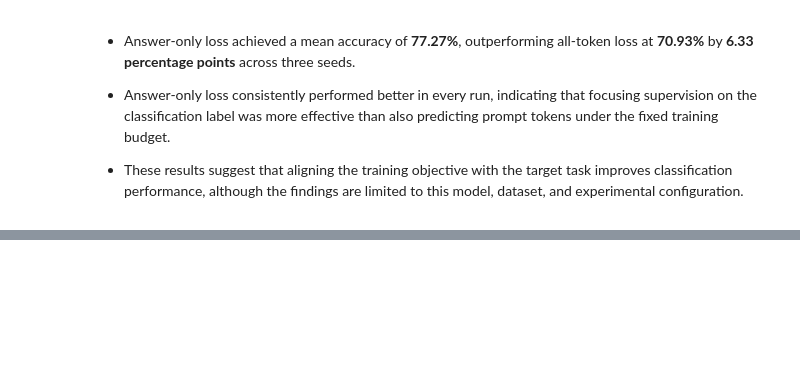
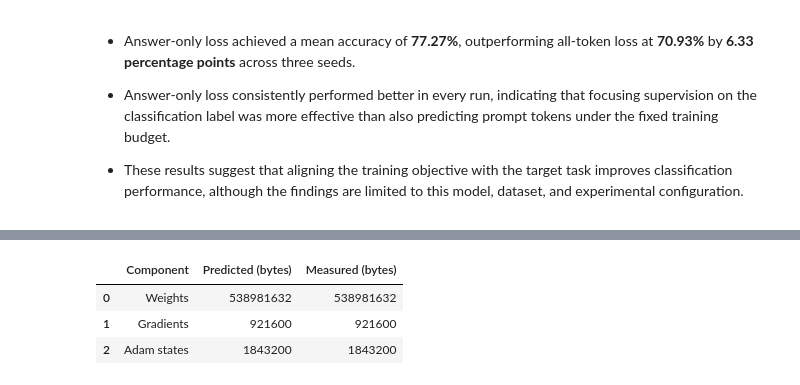
Before and after one commit to dancmartin11/aigc-5500-lab-06-fine-tune-with-lora, a Jupyter notebook: daniel_alejandro_castillo_martin_LAB6.ipynb, the cells around one changed output, grey strips where cells are left out. Saved outputs shown, nothing was run; the diff lists cells and outputs as text; code cells hidden in the pictures; blank space fills up the shorter version.

```diff
--- a/daniel_alejandro_castillo_martin_LAB6.ipynb
+++ b/daniel_alejandro_castillo_martin_LAB6.ipynb
@@ -868,0 +878,18 @@ loss_summary.round(2)
+# %%
+# Predict memory consumption for the LoRA rank-4 experiment
+memory_prediction = predict_training_memory(total_params = test_result['total'], trainable_params = test_result['trainable'])
+
+# Display predicted and measured memory components
+memory_check = pd.DataFrame({
+    'Component': ['Weights', 'Gradients', 'Adam states'],
+    'Predicted (bytes)': [memory_prediction['predicted_weight_bytes'], memory_prediction['predicted_grad_bytes'], memory_prediction['predicted_optimizer_bytes']],
+    'Measured (bytes)': [test_result['weight_bytes'], test_result['grad_bytes'], test_result['optimizer_bytes']]
+    }
+)
+
+memory_check
+# %% [output]
+|  | Component | Predicted (bytes) | Measured (bytes) |
+| 0 | Weights | 538981632 | 538981632 |
+| 1 | Gradients | 921600 | 921600 |
+| 2 | Adam states | 1843200 | 1843200 |
```
Also changed, not shown: parts of 17 cells of this notebook, 1 other file.
